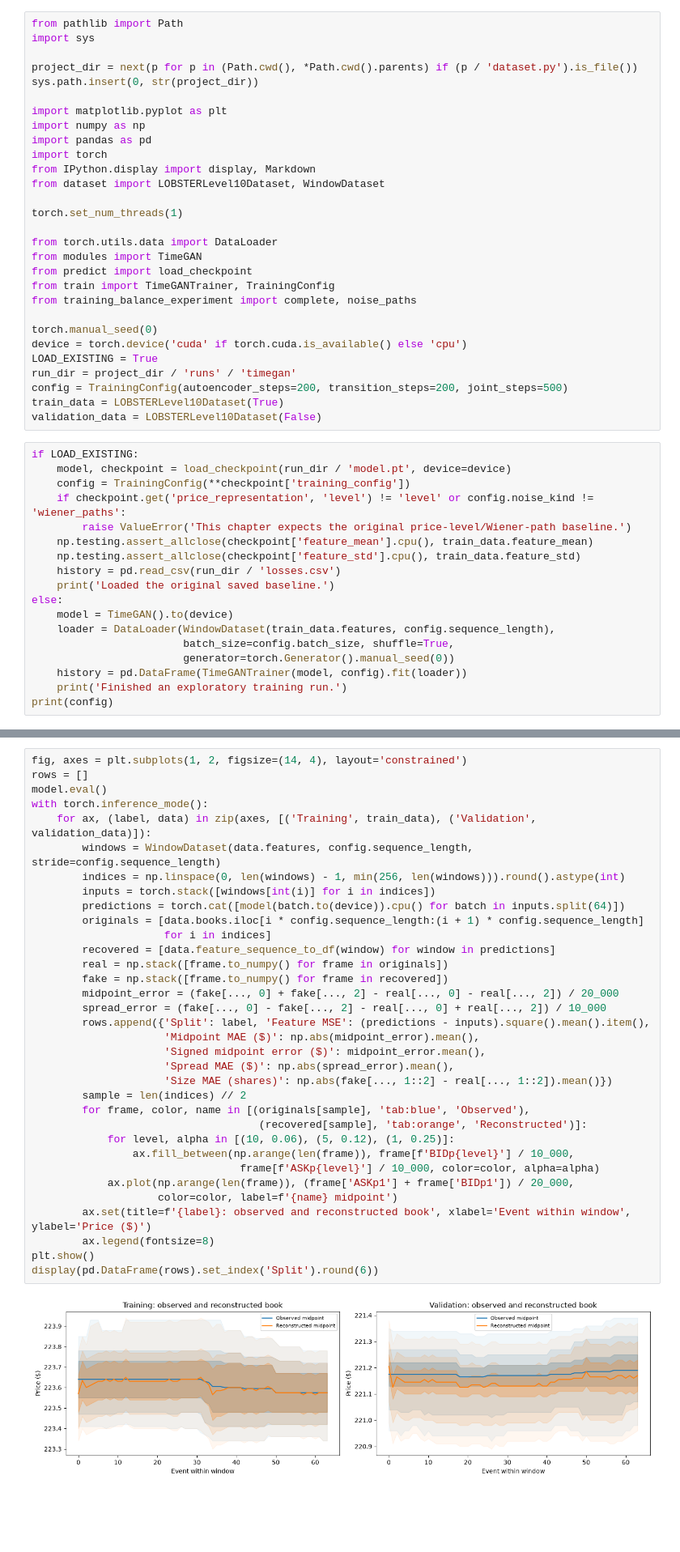
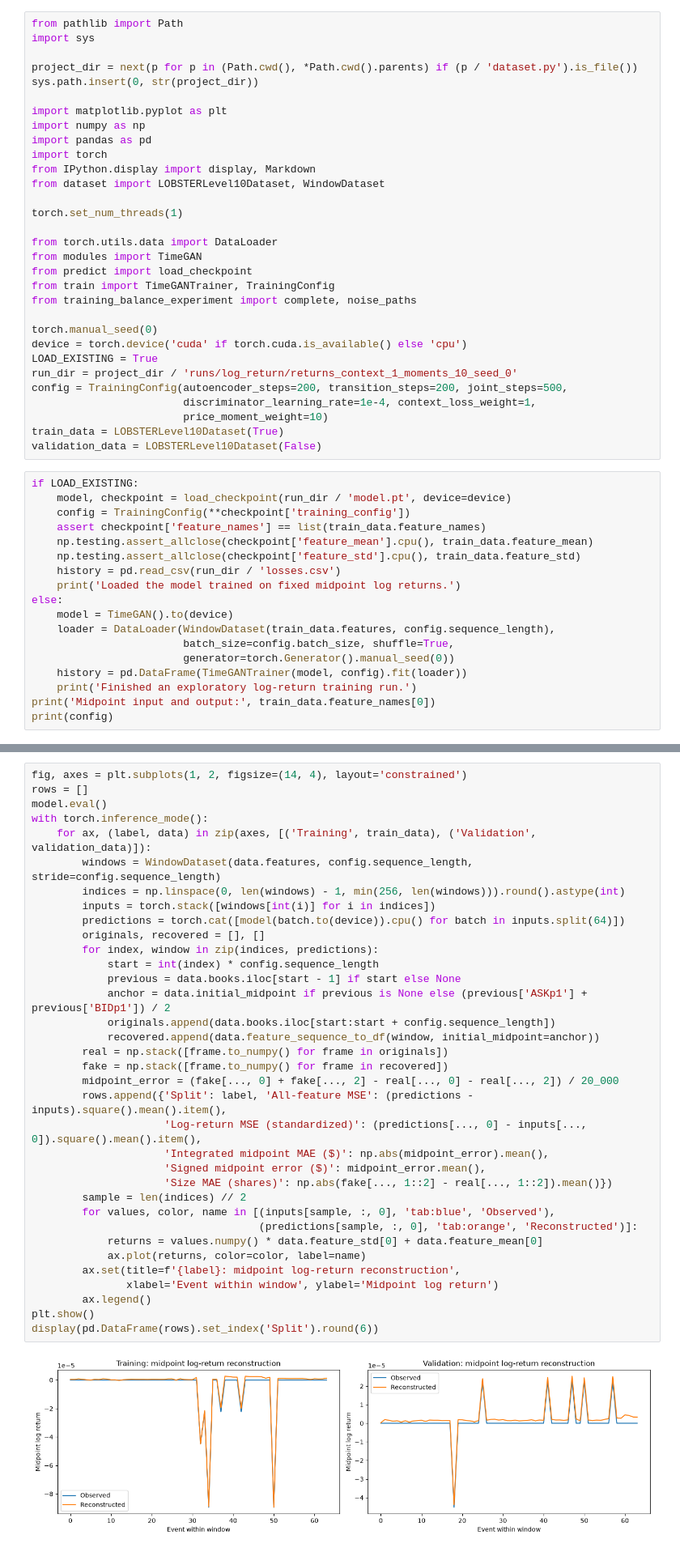
Before and after one commit to carsonalh/PatternAnalysis-2026, a Jupyter notebook: recognition/notebooks/lobster_timegan.ipynb, the cells around one changed output, grey strips where cells are left out. Shown at 81% size. Saved outputs shown, nothing was run; the diff lists cells and outputs as text; blank space fills up the shorter version.

```diff
--- a/recognition/notebooks/lobster_timegan.ipynb
+++ b/recognition/notebooks/lobster_timegan.ipynb
@@ -37,26 +38,28 @@ from training_balance_experiment import complete, noise_paths
 torch.manual_seed(0)
 device = torch.device('cuda' if torch.cuda.is_available() else 'cpu')
 LOAD_EXISTING = True
-run_dir = project_dir / 'runs' / 'timegan'
-config = TrainingConfig(autoencoder_steps=200, transition_steps=200, joint_steps=500)
+run_dir = project_dir / 'runs/log_return/returns_context_1_moments_10_seed_0'
+config = TrainingConfig(autoencoder_steps=200, transition_steps=200, joint_steps=500,
+                        discriminator_learning_rate=1e-4, context_loss_weight=1,
+                        price_moment_weight=10)
 train_data = LOBSTERLevel10Dataset(True)
 validation_data = LOBSTERLevel10Dataset(False)
 # %%
 if LOAD_EXISTING:
     model, checkpoint = load_checkpoint(run_dir / 'model.pt', device=device)
     config = TrainingConfig(**checkpoint['training_config'])
-    if checkpoint.get('price_representation', 'level') != 'level' or config.noise_kind != 'wiener_paths':
-        raise ValueError('This chapter expects the original price-level/Wiener-path baseline.')
+    assert checkpoint['feature_names'] == list(train_data.feature_names)
     np.testing.assert_allclose(checkpoint['feature_mean'].cpu(), train_data.feature_mean)
     np.testing.assert_allclose(checkpoint['feature_std'].cpu(), train_data.feature_std)
     history = pd.read_csv(run_dir / 'losses.csv')
-    print('Loaded the original saved baseline.')
+    print('Loaded the model trained on fixed midpoint log returns.')
 else:
     model = TimeGAN().to(device)
     loader = DataLoader(WindowDataset(train_data.features, config.sequence_length),
                         batch_size=config.batch_size, shuffle=True,
                         generator=torch.Generator().manual_seed(0))
     history = pd.DataFrame(TimeGANTrainer(model, config).fit(loader))
-    print('Finished an exploratory training run.')
+    print('Finished an exploratory log-return training run.')
+print('Midpoint input and output:', train_data.feature_names[0])
 print(config)
 # %% [output]
@@ -117,36 +125,37 @@ Price bands show quote ranges at levels 1, 5, and 10, not uncertainty.
 # %%
 fig, axes = plt.subplots(1, 2, figsize=(14, 4), layout='constrained')
 rows = []
 model.eval()
 with torch.inference_mode():
     for ax, (label, data) in zip(axes, [('Training', train_data), ('Validation', validation_data)]):
         windows = WindowDataset(data.features, config.sequence_length, stride=config.sequence_length)
         indices = np.linspace(0, len(windows) - 1, min(256, len(windows))).round().astype(int)
         inputs = torch.stack([windows[int(i)] for i in indices])
         predictions = torch.cat([model(batch.to(device)).cpu() for batch in inputs.split(64)])
-        originals = [data.books.iloc[i * config.sequence_length:(i + 1) * config.sequence_length]
-                     for i in indices]
-        recovered = [data.feature_sequence_to_df(window) for window in predictions]
+        originals, recovered = [], []
+        for index, window in zip(indices, predictions):
+            start = int(index) * config.sequence_length
+            previous = data.books.iloc[start - 1] if start else None
+            anchor = data.initial_midpoint if previous is None else (previous['ASKp1'] + previous['BIDp1']) / 2
+            originals.append(data.books.iloc[start:start + config.sequence_length])
+            recovered.append(data.feature_sequence_to_df(window, initial_midpoint=anchor))
         real = np.stack([frame.to_numpy() for frame in originals])
         fake = np.stack([frame.to_numpy() for frame in recovered])
         midpoint_error = (fake[..., 0] + fake[..., 2] - real[..., 0] - real[..., 2]) / 20_000
-        spread_error = (fake[..., 0] - fake[..., 2] - real[..., 0] + real[..., 2]) / 10_000
-        rows.append({'Split': label, 'Feature MSE': (predictions - inputs).square().mean().item(),
-                     'Midpoint MAE ($)': np.abs(midpoint_error).mean(),
+        rows.append({'Split': label, 'All-feature MSE': (predictions - inputs).square().mean().item(),
+                     'Log-return MSE (standardized)': (predictions[..., 0] - inputs[..., 0]).square().mean().item(),
+                     'Integrated midpoint MAE ($)': np.abs(midpoint_error).mean(),
                      'Signed midpoint error ($)': midpoint_error.mean(),
-                     'Spread MAE ($)': np.abs(spread_error).mean(),
                      'Size MAE (shares)': np.abs(fake[..., 1::2] - real[..., 1::2]).mean()})
         sample = len(indices) // 2
-        for frame, color, name in [(originals[sample], 'tab:blue', 'Observed'),
-                                    (recovered[sample], 'tab:orange', 'Reconstructed')]:
-            for level, alpha in [(10, 0.06), (5, 0.12), (1, 0.25)]:
-                ax.fill_between(np.arange(len(frame)), frame[f'BIDp{level}'] / 10_000,
-                                 frame[f'ASKp{level}'] / 10_000, color=color, alpha=alpha)
-            ax.plot(np.arange(len(frame)), (frame['ASKp1'] + frame['BIDp1']) / 20_000,
-                    color=color, label=f'{name} midpoint')
-        ax.set(title=f'{label}: observed and reconstructed book', xlabel='Event within window', ylabel='Price ($)')
-        ax.legend(fontsize=8)
+        for values, color, name in [(inputs[sample, :, 0], 'tab:blue', 'Observed'),
+                                    (predictions[sample, :, 0], 'tab:orange', 'Reconstructed')]:
+            returns = values.numpy() * data.feature_std[0] + data.feature_mean[0]
+            ax.plot(returns, color=color, label=name)
+        ax.set(title=f'{label}: midpoint log-return reconstruction',
+               xlabel='Event within window', ylabel='Midpoint log return')
+        ax.legend()
 plt.show()
 display(pd.DataFrame(rows).set_index('Split').round(6))
 # %% [output]
-[figure, old version]
+[figure, new version]
```
Also changed, not shown: parts of 9 cells of this notebook.
